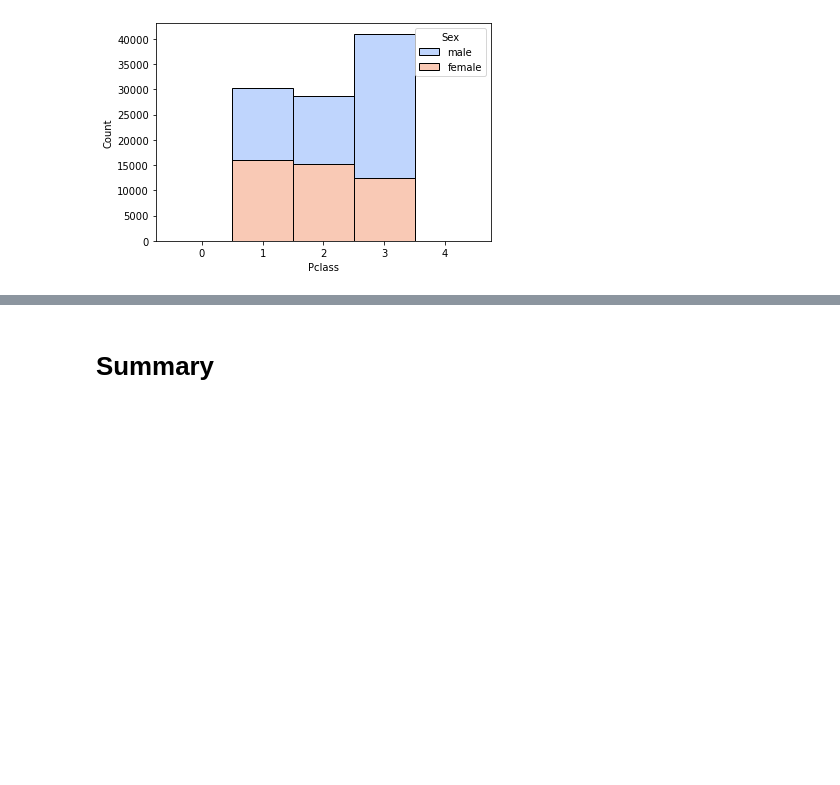
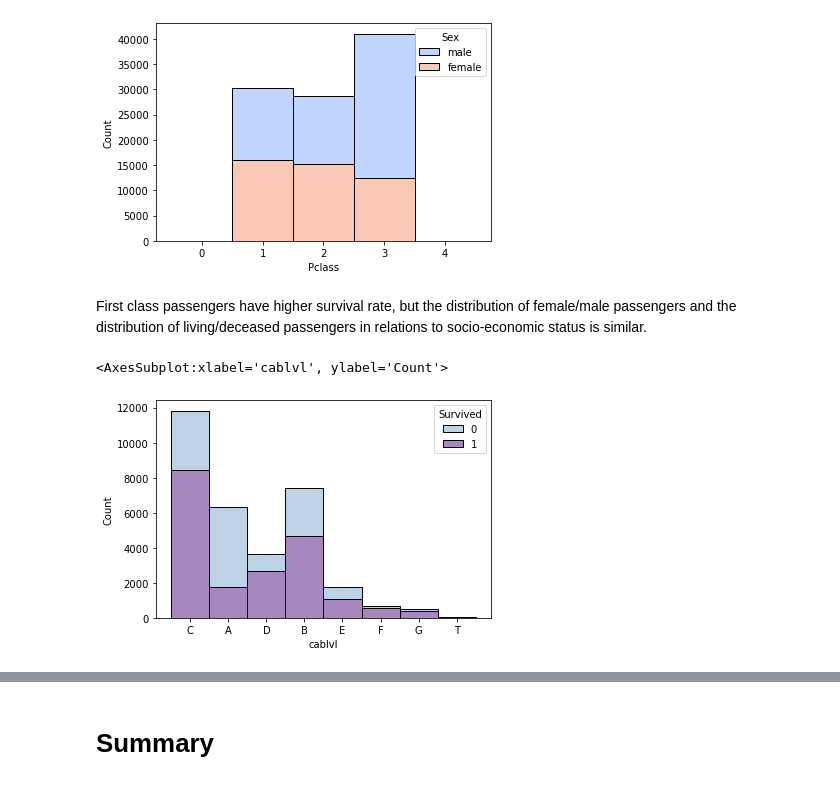
Before and after one commit to tshura/ml-intro, a Jupyter notebook: 2_data_exploration/eda.ipynb, the cells around one changed output, grey strips where cells are left out. Cells and saved outputs as stored; diff of their text form; code cells hidden in the pictures; blank space fills up the shorter version.

```diff
--- a/2_data_exploration/eda.ipynb
+++ b/2_data_exploration/eda.ipynb
@@ -161,3 +180,13 @@ sns.histplot(data=td, stat="count", multiple="stack",
 # %% [output]
 <AxesSubplot:xlabel='Pclass', ylabel='Count'>
 [figure]
+# %% [markdown]
+First class passengers have higher survival rate, but the distribution of female/male passengers and the distribution of living/deceased passengers in relations to socio-economic status is similar.
+# %%
+sns.histplot(data=tdcab, stat="count", multiple="stack",
+             x="cablvl", kde=False,
+             palette="BuPu", hue="Survived",
+             element="bars", legend=True)
+# %% [output]
+<AxesSubplot:xlabel='cablvl', ylabel='Count'>
+[figure, added]
```
Also changed, not shown: parts of 11 cells of this notebook.
